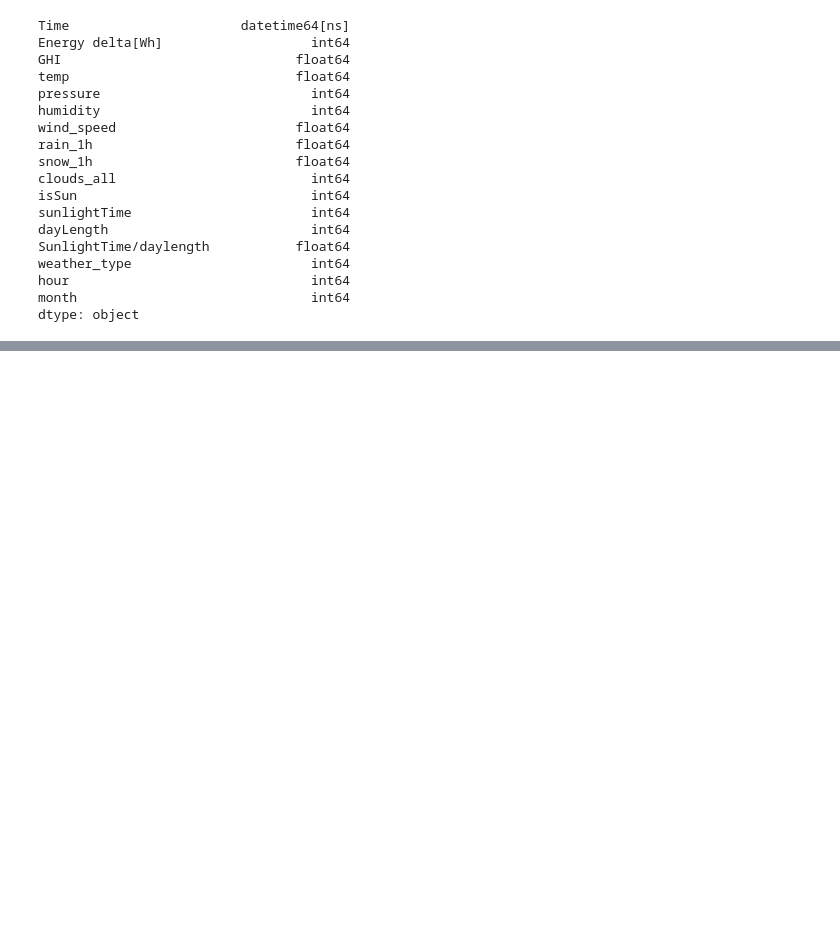
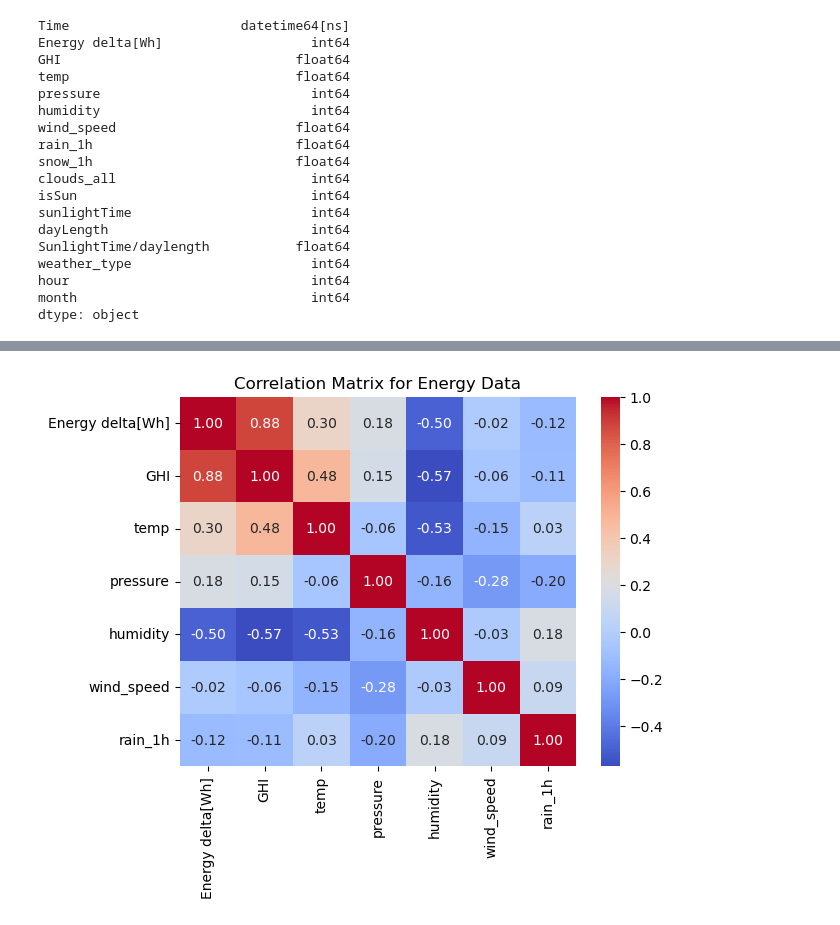
Before and after one commit to eloiiiseyu/Projects, a Jupyter notebook: Renewable Energy Project.ipynb, the cells around one changed output, grey strips where cells are left out. Drawn from its saved outputs; the diff is of its cells as text; code cells hidden in the pictures; blank space fills up the shorter version.

```diff
--- a/Renewable Energy Project.ipynb
+++ b/Renewable Energy Project.ipynb
@@ -155,0 +180,10 @@ dtype: object
+# %%
+#correlation matrix
+corr_matrix = energy_data[['Energy delta[Wh]','GHI', 'temp', 'pressure', 'humidity', 'wind_speed', 'rain_1h']].corr()
+
+# heatmap for correlation matrix
+sns.heatmap(corr_matrix, annot=True, cmap='coolwarm', fmt=".2f")
+plt.title('Correlation Matrix for Energy Data')
+plt.show()
+# %% [output]
+[figure, added]
```
Also changed, not shown: parts of 3 cells of this notebook.
